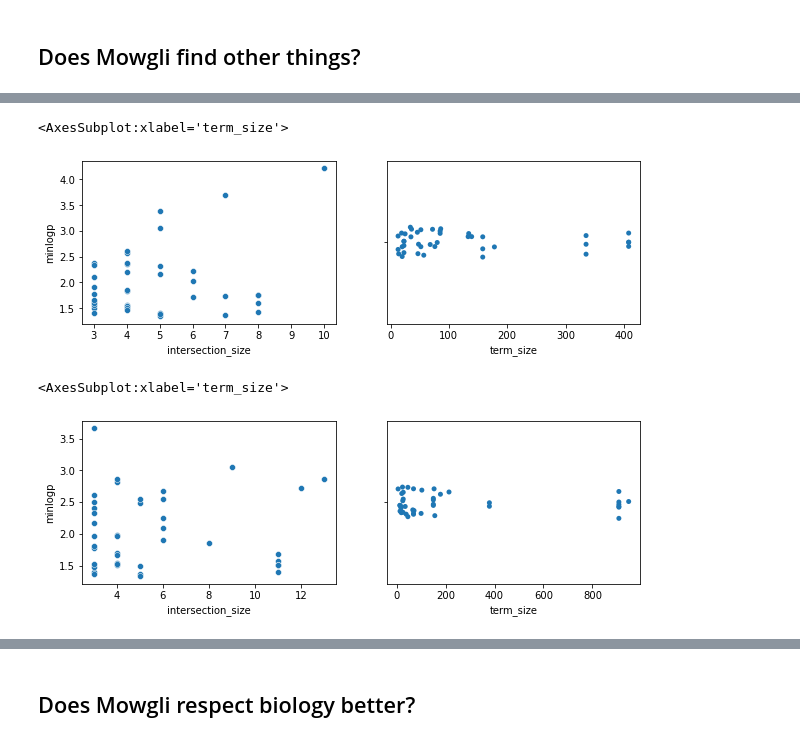
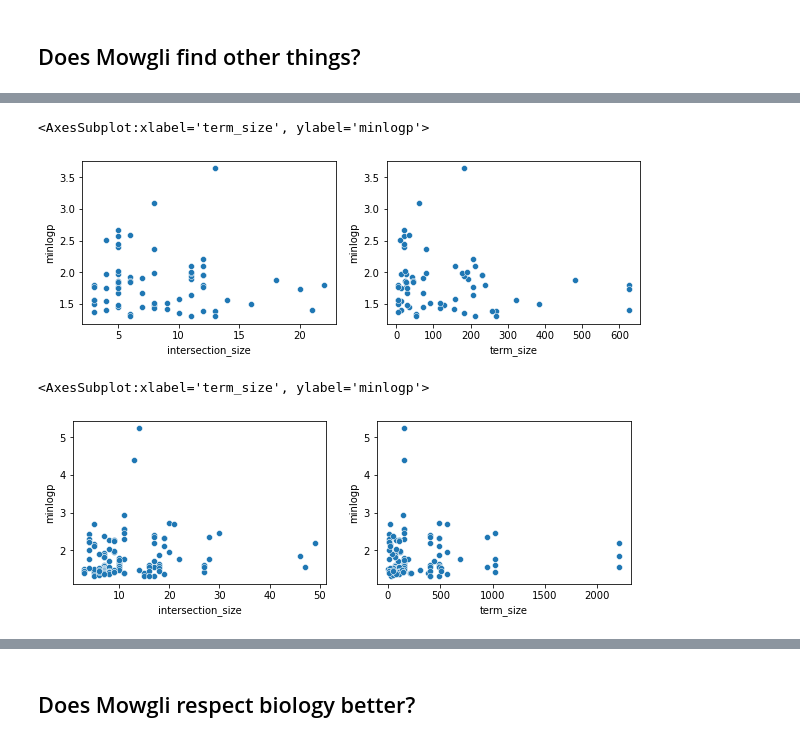
Before and after one commit to cantinilab/mowgli_reproducibility, a Jupyter notebook: visualize/visualize_enrichment.ipynb, the cells around one changed output, grey strips where cells are left out. Cells and saved outputs as stored; diff of their text form; code cells hidden in the pictures.

```diff
--- a/visualize/visualize_enrichment.ipynb
+++ b/visualize/visualize_enrichment.ipynb
@@ -34,15 +34,3 @@ enr = enr[enr["source"] == "PanglaoDB_Augmented_2021"] # Cell types
-# %%
-celltypes = [
-    "Monocytes",
-    "B Cells",
-    "T Helper Cells",
-    "T Cytotoxic Cells",
-    "NK Cells",
-    "Erythroid-like And Erythroid Precursor Cells",
-]
-idx = enr["native"].map(lambda x: x in celltypes)
-idx |= (enr["source"] != "PanglaoDB_Augmented_2021")
-enr = enr[idx]
 # %%
 enr = enr[enr["p_value"] < .05]
 # %%
@@ -111,8 +101,9 @@ plt.show()
 # %% [markdown]
 ## Does Mowgli find other things?
 # %%
-mofa_terms = enr.loc[enr["method"] == "mofa", "native"].unique()
-mowgli_terms = enr.loc[enr["method"] == "mowgli", "native"].unique()
-intersecting_terms = np.intersect1d(mofa_terms, mowgli_terms)
-terms_in_mofa_only = np.setdiff1d(mofa_terms, mowgli_terms)
-terms_in_mowgli_only = np.setdiff1d(mowgli_terms, mofa_terms)
+mofa_terms = enr.loc[enr["method"] == "mofa"].groupby("source")["native"].unique()
+mowgli_terms = enr.loc[enr["method"] == "mowgli"].groupby("source")["native"].unique()
+intersecting_terms = {
+    source: np.intersect1d(mofa_terms[source], mowgli_terms[source])
+    for source in mofa_terms.index
+}
@@ -124,22 +126,30 @@ plt.show()
 # %%
+terms_in_mofa_only = np.setdiff1d(
+    mofa_terms["GO_Biological_Process_2021"],
+    mowgli_terms["GO_Biological_Process_2021"],
+)
 df = enr.set_index("native").loc[
     terms_in_mofa_only,
     ["minlogp", "term_size", "query_size", "intersection_size"],
 ].reset_index()
 fig, axes = plt.subplots(1, 2, figsize=(10, 3))
 sns.scatterplot(data=df, x="intersection_size", y="minlogp", ax=axes[0])
-sns.stripplot(data=df, x="term_size", ax=axes[1])
+sns.scatterplot(data=df, x="term_size", y="minlogp", ax=axes[1])
 # %% [output]
-<AxesSubplot:xlabel='term_size'>
+<AxesSubplot:xlabel='term_size', ylabel='minlogp'>
-[figure, old version]
+[figure, new version]
 # %%
+terms_in_mowgli_only = np.setdiff1d(
+    mowgli_terms["GO_Biological_Process_2021"],
+    mofa_terms["GO_Biological_Process_2021"],
+)
 df = enr.set_index("native").loc[
     terms_in_mowgli_only,
     ["minlogp", "term_size", "query_size", "intersection_size"],
 ].reset_index()
 fig, axes = plt.subplots(1, 2, figsize=(10, 3))
 sns.scatterplot(data=df, x="intersection_size", y="minlogp", ax=axes[0])
-sns.stripplot(data=df, x="term_size", ax=axes[1])
+sns.scatterplot(data=df, x="term_size", y="minlogp", ax=axes[1])
 # %% [output]
-<AxesSubplot:xlabel='term_size'>
+<AxesSubplot:xlabel='term_size', ylabel='minlogp'>
-[figure, old version]
+[figure, new version]
```
Also changed, not shown: parts of 20 cells of this notebook, 4 other files.
